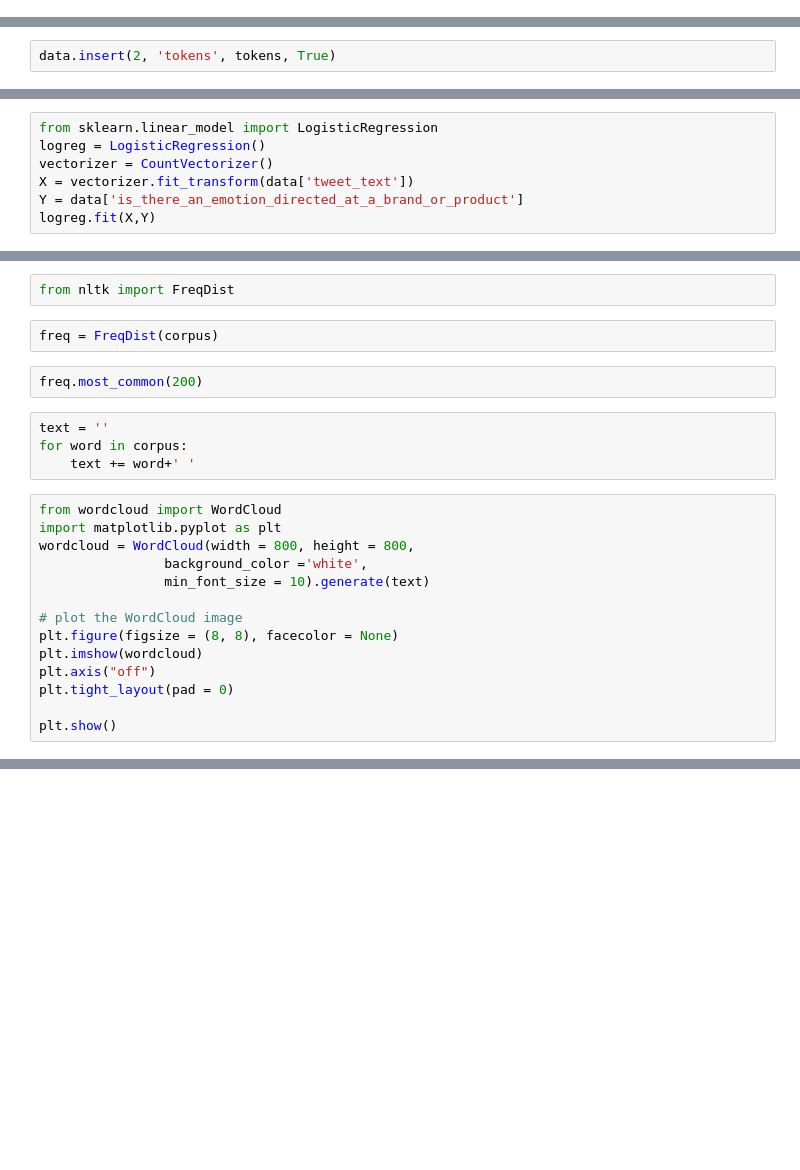
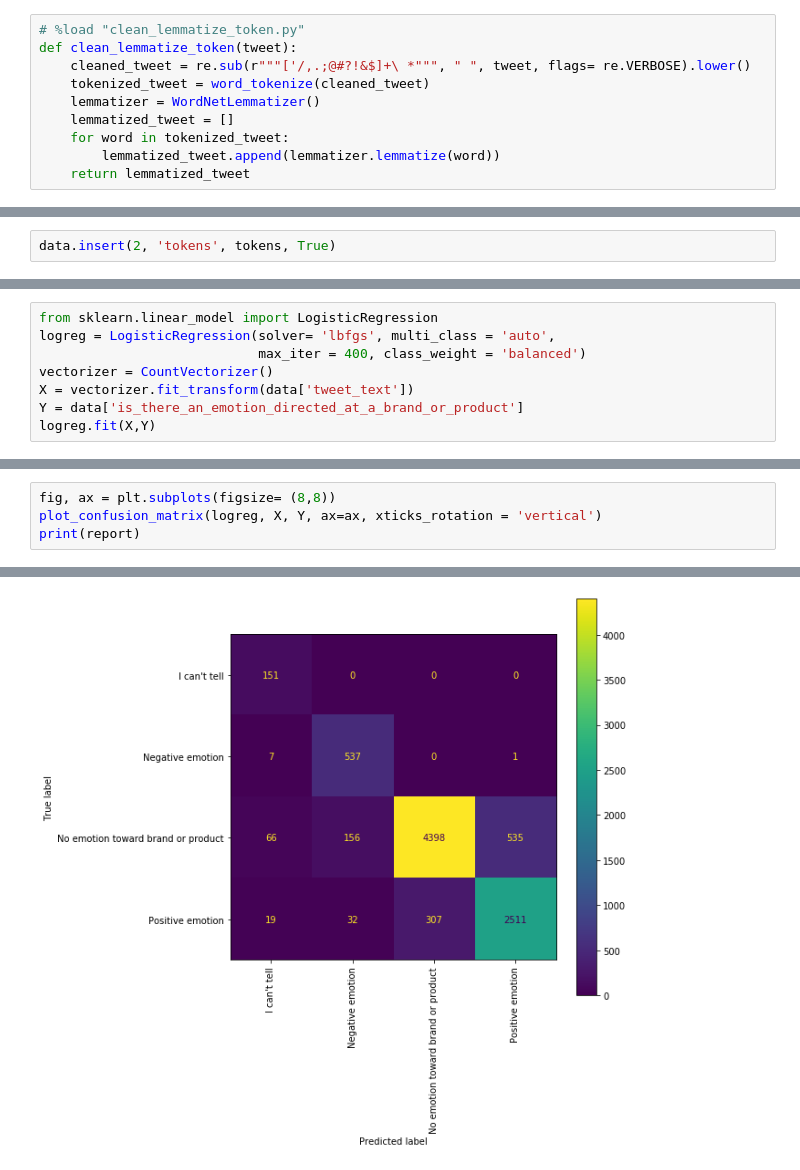
Before and after one commit to shsobieski/CustomerReviewSentiment, a Jupyter notebook: NLP.ipynb, the cells around one changed output, grey strips where cells are left out. Drawn from its saved outputs; the diff is of its cells as text; blank space fills up the shorter version.

```diff
--- a/NLP.ipynb
+++ b/NLP.ipynb
@@ -80,3 +80,13 @@ memory usage: 272.5+ KB
+# %%
+# %load "clean_lemmatize_token.py"
+def clean_lemmatize_token(tweet):
+    cleaned_tweet = re.sub(r"""['/,.;@#?!&$]+\ *""", " ", tweet, flags= re.VERBOSE).lower()
+    tokenized_tweet = word_tokenize(cleaned_tweet)
+    lemmatizer = WordNetLemmatizer()
+    lemmatized_tweet = []
+    for word in tokenized_tweet:
+        lemmatized_tweet.append(lemmatizer.lemmatize(word))
+    return lemmatized_tweet
 # %%
 tokens = []
 for tweet in data['tweet_text']:
@@ -100,7 +160,8 @@ data.head()
 | 4 | @sxtxstate great stuff on Fri #SX... | Google | [sxtxstate, great, stuff, on, fri... | Positive emotion |
 # %%
 from sklearn.linear_model import LogisticRegression
-logreg = LogisticRegression()
+logreg = LogisticRegression(solver= 'lbfgs', multi_class = 'auto',
+                            max_iter = 400, class_weight = 'balanced')
 vectorizer = CountVectorizer()
 X = vectorizer.fit_transform(data['tweet_text'])
 Y = data['is_there_an_emotion_directed_at_a_brand_or_product']
@@ -135,24 +174,5 @@ for tokens in tokens:
-# %%
-from nltk import FreqDist
-# %%
-freq = FreqDist(corpus)
-# %%
-freq.most_common(200)
-# %%
-text = ''
-for word in corpus:
-    text += word+' '
-# %%
-from wordcloud import WordCloud
-import matplotlib.pyplot as plt
-wordcloud = WordCloud(width = 800, height = 800,
-                background_color ='white',
-                min_font_size = 10).generate(text)
-
-# plot the WordCloud image
-plt.figure(figsize = (8, 8), facecolor = None)
-plt.imshow(wordcloud)
-plt.axis("off")
-plt.tight_layout(pad = 0)
-
-plt.show()
+# %%
+fig, ax = plt.subplots(figsize= (8,8))
+plot_confusion_matrix(logreg, X, Y, ax=ax, xticks_rotation = 'vertical')
+print(report)
+# %% [output]
@@ -158,0 +189 @@ plt.show()
+[figure, added]
```
Also changed, not shown: parts of 13 cells of this notebook.
